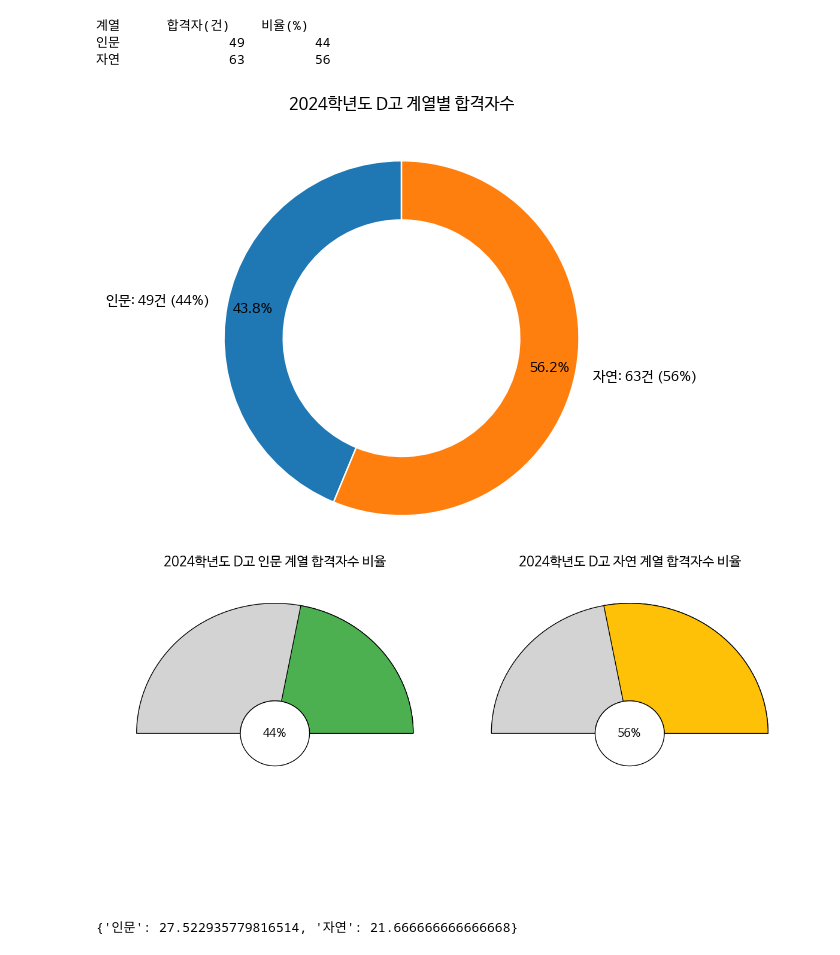
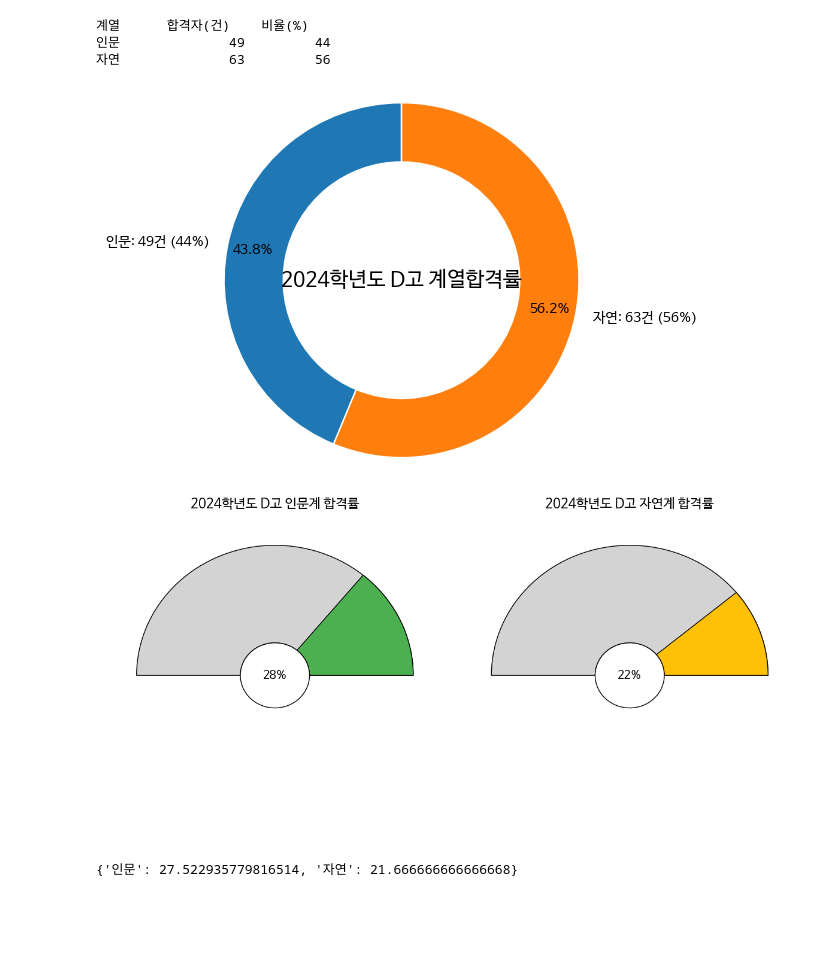
Before and after one commit to ecloguehwang/HSS, a Jupyter notebook: 합불자료정리_2024학년도D고입시.ipynb, the cells around one changed output. Saved outputs shown, nothing was run; the diff lists cells and outputs as text; code cells hidden in the pictures; blank space fills up the shorter version.

```diff
--- a/합불자료정리_2024학년도D고입시.ipynb
+++ b/합불자료정리_2024학년도D고입시.ipynb
@@ -1362,35 +1443,44 @@ print(tabulate(result, headers='keys', tablefmt='plain', showindex=False))
 import matplotlib.pyplot as plt
 
 
 
 # 계열별 합격자수 - 공통, 예체능을 인문으로 통합
 from tabulate import tabulate
 
 # 지역, 최종, ace대학 제외
 df_4year = df[(df.최종 == '합') & ~(df.대학.str.contains("대학교"))].copy()
 
 # Combine '공통' and '예체능' into '인문' 계열
 df_4year['계열'] = df_4year['계열'].replace(['공통', '예체능'], '인문')
 
 # Group by '계열' and calculate the ratio
 result = df_4year.groupby('계열').size().reset_index(name='합격자(건)')
 result['비율(%)'] = (result['합격자(건)'] / result['합격자(건)'].sum() * 100).round(0).astype(int)  # Round to the nearest integer
 
 # Rename the columns
 result = result.rename(columns={'계열': '계열', '합격자(건)': '합격자(건)', '비율(%)': '비율(%)'})
 
 
 
 # 시각화 부분 수정
 fig, ax = plt.subplots()
 ax.pie(result['합격자(건)'], labels=result['계열'] + ': ' + result['합격자(건)'].astype(str) + '건 (' + result['비율(%)'].astype(str) + '%)', startangle=90, radius=1.2, autopct='%1.1f%%', pctdistance=0.85, wedgeprops=dict(width=0.4, edgecolor='w'))
 
 # 제목 추가
-plt.title('2024학년도 D고 계열별 합격자수', y=1.1)
+plt.text(0, 0, '2024학년도 D고 계열합격률', fontsize=15, ha='center', va='center')
+
+
+#저장
+path = '/content/drive/MyDrive/python/deungchon/result_d/'
+
+plt.savefig(f'{path}pass_2024_등촌고_합격률_인문자연비교.png')
+plt.savefig(f'{path}pass_2024_등촌고_합격률_인문자연비교.pdf')
+
+
 
 plt.show()
 # %% [output]
-[figure, old version]
+[figure, new version]
 # %%
 import matplotlib.pyplot as plt
 from matplotlib.patches import Patch, Path, Wedge, Circle  # Circle 추가
@@ -1418,18 +1508,25 @@ def draw_gauge_chart(ax, percentage, title, color):
 
 
 # 각 계열의 비율
-ratios = {'인문': 44, '자연': 56}
+ratios = {'인문': 28, '자연': 22}
 colors = {'인문': '#4CAF50', '자연': '#FFC107'}
 
 fig, axs = plt.subplots(1, 2, figsize=(12, 6))
 
 for ax, (title, percentage) in zip(axs, ratios.items()):
-    draw_gauge_chart(ax, percentage, f'2024학년도 D고 {title} 계열 합격자수 비율', colors[title])
+    draw_gauge_chart(ax, percentage, f'2024학년도 D고 {title}계 합격률', colors[title])
 
 plt.tight_layout()
+
+#저장
+path = '/content/drive/MyDrive/python/deungchon/result_d/'
+
+plt.savefig(f'{path}pass_2024_등촌고_합격률_계열별합격률.png')
+plt.savefig(f'{path}pass_2024_등촌고_합격률_계열별합격률.pdf')
+
 plt.show()
 # %% [output]
-[figure, old version]
+[figure, new version]
 # %%
 import pandas as pd
 
```
Also changed, not shown: parts of 24 cells of this notebook.
